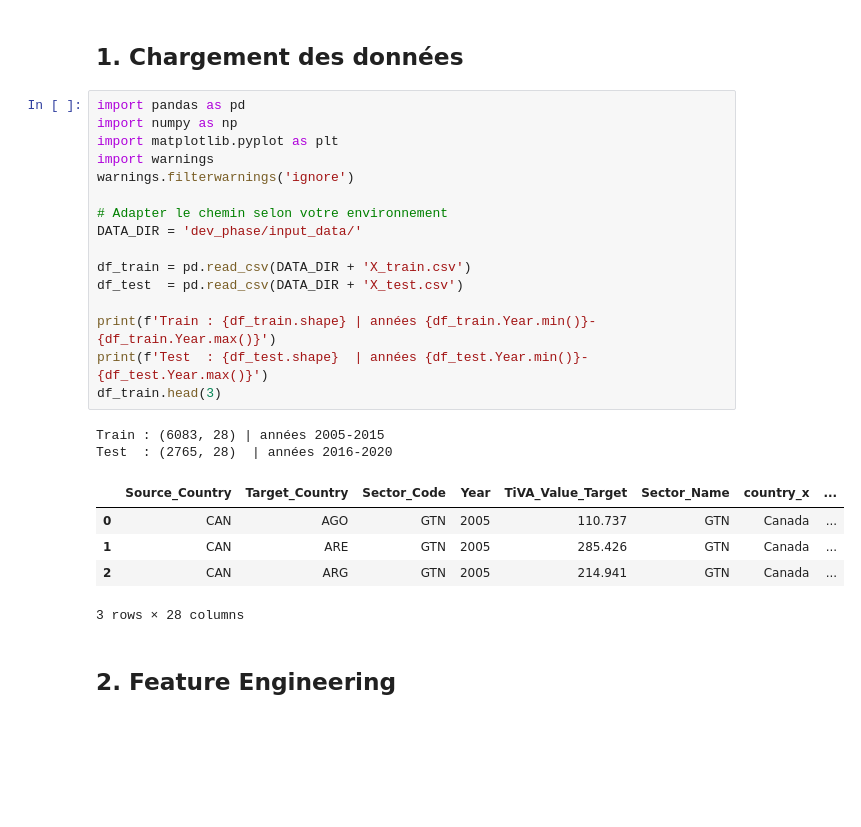
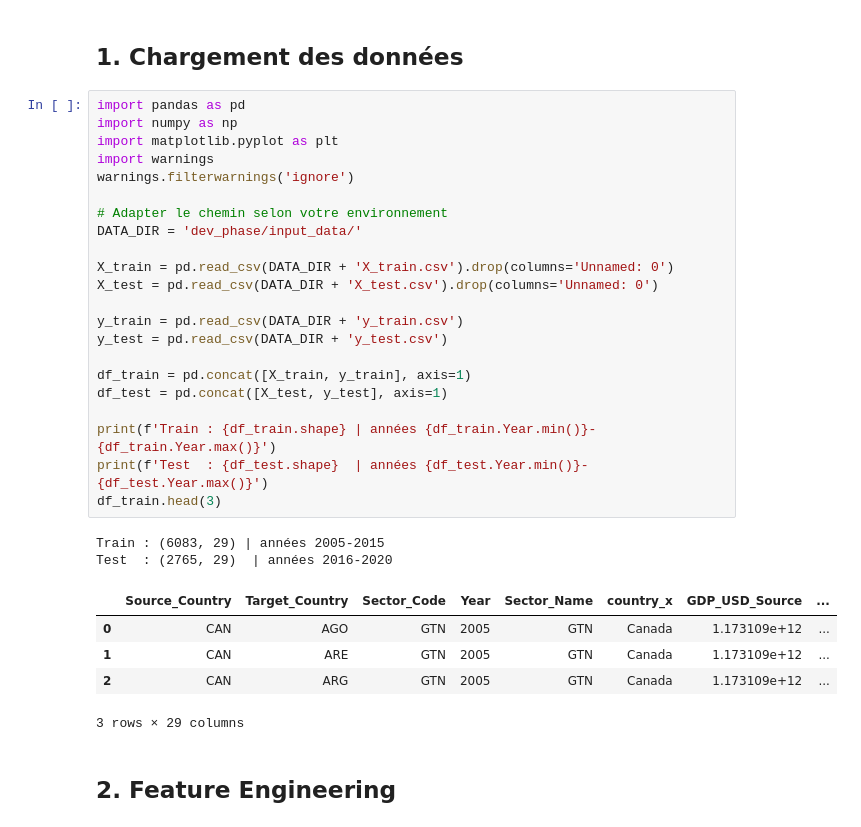
Before and after one commit to axelsjrn/template_codabench, a Jupyter notebook: tiva_starting_kit.ipynb, the cells around one changed output. Cells and saved outputs as stored; diff of their text form; blank space fills up the shorter version.

```diff
--- a/tiva_starting_kit.ipynb
+++ b/tiva_starting_kit.ipynb
@@ -14,27 +14,33 @@
 # %%
 import pandas as pd
 import numpy as np
 import matplotlib.pyplot as plt
 import warnings
 warnings.filterwarnings('ignore')
 
 # Adapter le chemin selon votre environnement
 DATA_DIR = 'dev_phase/input_data/'
 
-df_train = pd.read_csv(DATA_DIR + 'X_train.csv')
-df_test  = pd.read_csv(DATA_DIR + 'X_test.csv')
+X_train = pd.read_csv(DATA_DIR + 'X_train.csv').drop(columns='Unnamed: 0')
+X_test = pd.read_csv(DATA_DIR + 'X_test.csv').drop(columns='Unnamed: 0')
+
+y_train = pd.read_csv(DATA_DIR + 'y_train.csv')
+y_test = pd.read_csv(DATA_DIR + 'y_test.csv')
+
+df_train = pd.concat([X_train, y_train], axis=1)
+df_test = pd.concat([X_test, y_test], axis=1)
 
 print(f'Train : {df_train.shape} | années {df_train.Year.min()}-{df_train.Year.max()}')
 print(f'Test  : {df_test.shape}  | années {df_test.Year.min()}-{df_test.Year.max()}')
 df_train.head(3)
 # %% [output]
-Train : (6083, 28) | années 2005-2015
-Test  : (2765, 28)  | années 2016-2020
+Train : (6083, 29) | années 2005-2015
+Test  : (2765, 29)  | années 2016-2020
-|  | Source_Country | Target_Country | Sector_Code | Year | TiVA_Value_Target | Sector_Name | country_x | ... |
-| 0 | CAN | AGO | GTN | 2005 | 110.737 | GTN | Canada | ... |
-| 1 | CAN | ARE | GTN | 2005 | 285.426 | GTN | Canada | ... |
-| 2 | CAN | ARG | GTN | 2005 | 214.941 | GTN | Canada | ... |
+|  | Source_Country | Target_Country | Sector_Code | Year | Sector_Name | country_x | GDP_USD_Source | ... |
+| 0 | CAN | AGO | GTN | 2005 | GTN | Canada | 1.173109e+12 | ... |
+| 1 | CAN | ARE | GTN | 2005 | GTN | Canada | 1.173109e+12 | ... |
+| 2 | CAN | ARG | GTN | 2005 | GTN | Canada | 1.173109e+12 | ... |
-3 rows × 28 columns
+3 rows × 29 columns
 # %% [markdown]
 ## 2. Feature Engineering
 # %%
```
Also changed, not shown: 2 other files.
